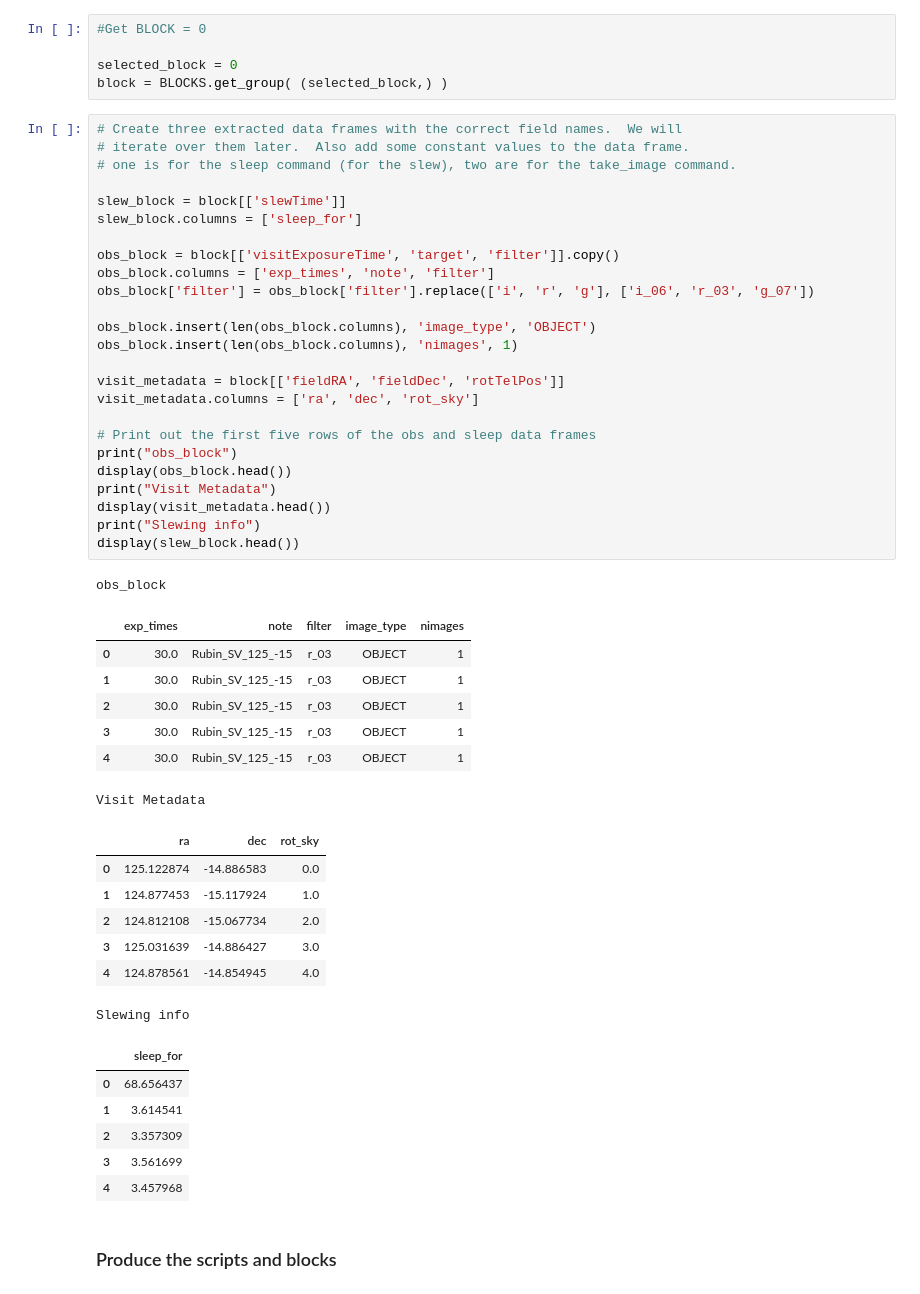
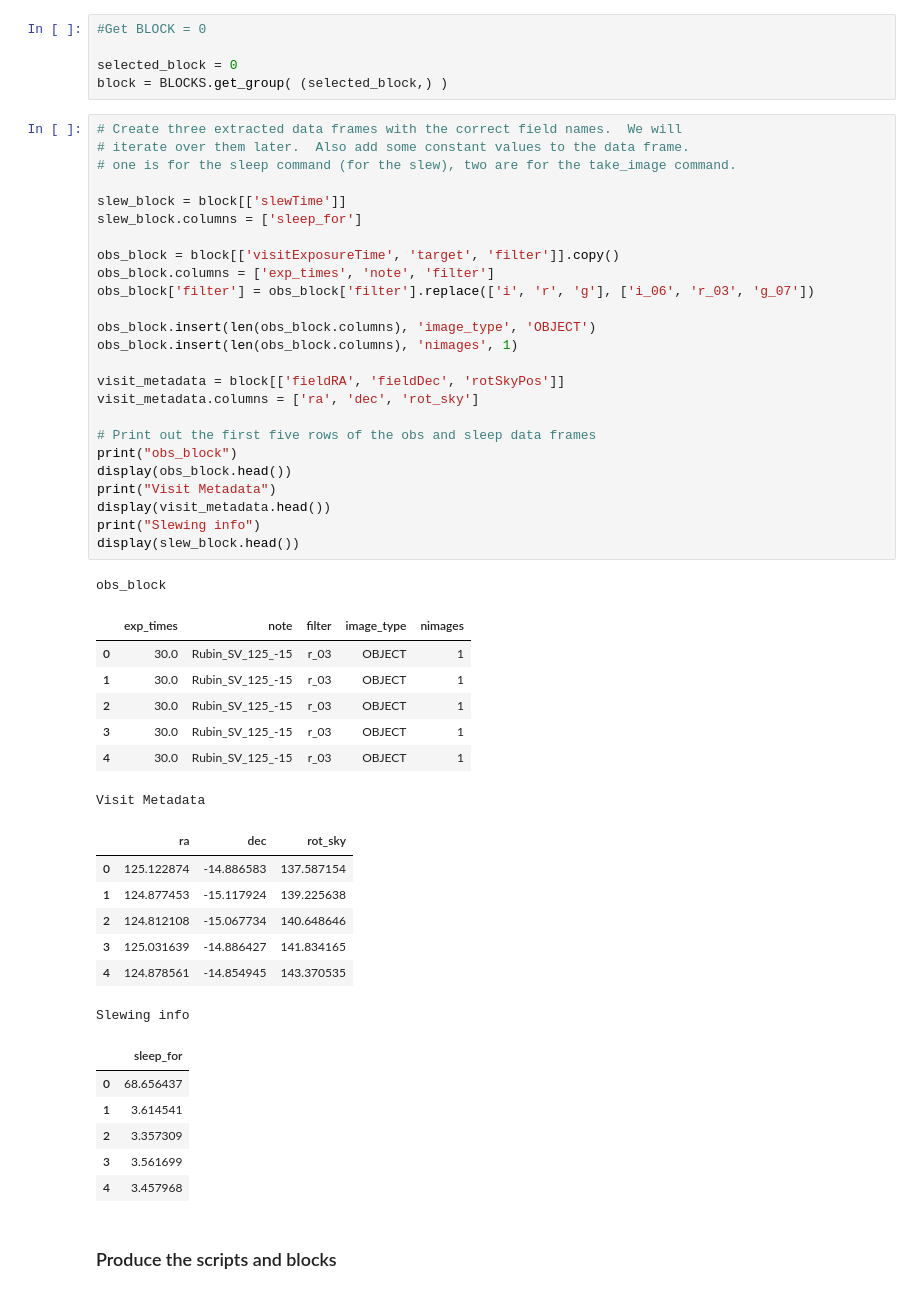
Before and after one commit to rhiannonlynne/ops_rehearsal_commissioning_2024, a Jupyter notebook: observing_blocks/Create Rehearsal Block.ipynb, the cells around one changed output. Drawn from its saved outputs; the diff is of its cells as text.

```diff
--- a/observing_blocks/Create Rehearsal Block.ipynb
+++ b/observing_blocks/Create Rehearsal Block.ipynb
@@ -114,39 +108,39 @@ block = BLOCKS.get_group( (selected_block,) )
 
 slew_block = block[['slewTime']]
 slew_block.columns = ['sleep_for']
 
 obs_block = block[['visitExposureTime', 'target', 'filter']].copy()
 obs_block.columns = ['exp_times', 'note', 'filter']
 obs_block['filter'] = obs_block['filter'].replace(['i', 'r', 'g'], ['i_06', 'r_03', 'g_07'])
 
 obs_block.insert(len(obs_block.columns), 'image_type', 'OBJECT')
 obs_block.insert(len(obs_block.columns), 'nimages', 1)
 
-visit_metadata = block[['fieldRA', 'fieldDec', 'rotTelPos']]
+visit_metadata = block[['fieldRA', 'fieldDec', 'rotSkyPos']]
 visit_metadata.columns = ['ra', 'dec', 'rot_sky']
 
 # Print out the first five rows of the obs and sleep data frames
 print("obs_block")
 display(obs_block.head())
 print("Visit Metadata")
 display(visit_metadata.head())
 print("Slewing info")
 display(slew_block.head())
 # %% [output]
 obs_block
 |  | exp_times | note | filter | image_type | nimages |
 | 0 | 30.0 | Rubin_SV_125_-15 | r_03 | OBJECT | 1 |
 | 1 | 30.0 | Rubin_SV_125_-15 | r_03 | OBJECT | 1 |
 | 2 | 30.0 | Rubin_SV_125_-15 | r_03 | OBJECT | 1 |
 | 3 | 30.0 | Rubin_SV_125_-15 | r_03 | OBJECT | 1 |
 | 4 | 30.0 | Rubin_SV_125_-15 | r_03 | OBJECT | 1 |
 Visit Metadata
 |  | ra | dec | rot_sky |
-| 0 | 125.122874 | -14.886583 | 0.0 |
-| 1 | 124.877453 | -15.117924 | 1.0 |
-| 2 | 124.812108 | -15.067734 | 2.0 |
-| 3 | 125.031639 | -14.886427 | 3.0 |
-| 4 | 124.878561 | -14.854945 | 4.0 |
+| 0 | 125.122874 | -14.886583 | 137.587154 |
+| 1 | 124.877453 | -15.117924 | 139.225638 |
+| 2 | 124.812108 | -15.067734 | 140.648646 |
+| 3 | 125.031639 | -14.886427 | 141.834165 |
+| 4 | 124.878561 | -14.854945 | 143.370535 |
 Slewing info
 |  | sleep_for |
 | 0 | 68.656437 |
```
Also changed, not shown: parts of 2 cells of this notebook.
